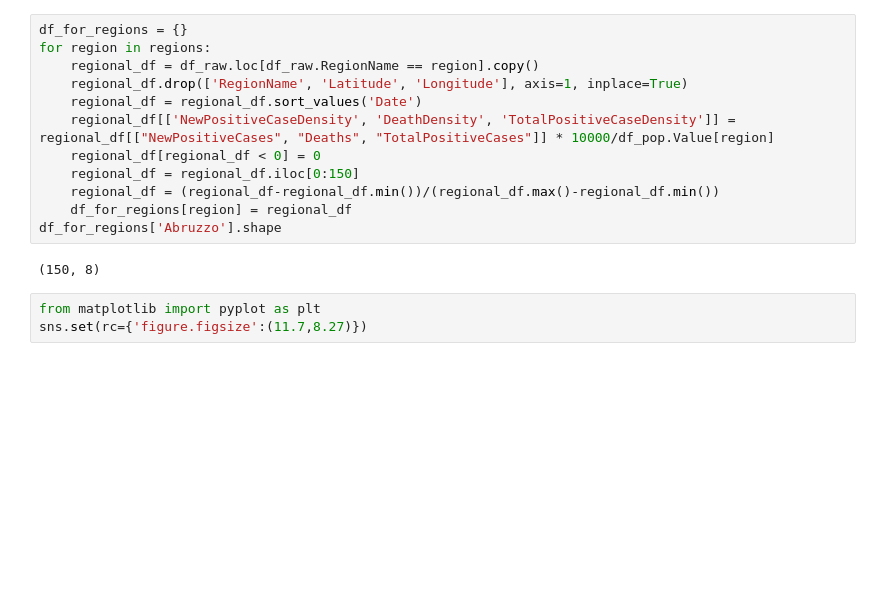
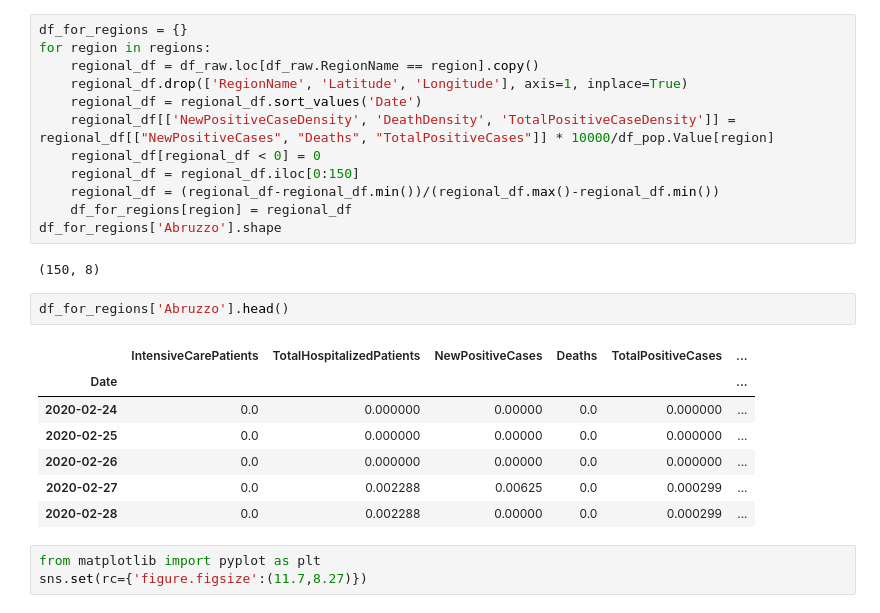
Before and after one commit to Gaurangkarwande/outbreak-prediction, a Jupyter notebook: myPlayground.ipynb, the cells around one changed output. Saved outputs shown, nothing was run; the diff lists cells and outputs as text; blank space fills up the shorter version.

```diff
--- a/myPlayground.ipynb
+++ b/myPlayground.ipynb
@@ -65,6 +67,16 @@ for region in regions:
 df_for_regions['Abruzzo'].shape
 # %% [output]
 (150, 8)
+# %%
+df_for_regions['Abruzzo'].head()
+# %% [output]
+|  | IntensiveCarePatients | TotalHospitalizedPatients | NewPositiveCases | Deaths | TotalPositiveCases | ... |
+| Date |  |  |  |  |  | ... |
+| 2020-02-24 | 0.0 | 0.000000 | 0.00000 | 0.0 | 0.000000 | ... |
+| 2020-02-25 | 0.0 | 0.000000 | 0.00000 | 0.0 | 0.000000 | ... |
+| 2020-02-26 | 0.0 | 0.000000 | 0.00000 | 0.0 | 0.000000 | ... |
+| 2020-02-27 | 0.0 | 0.002288 | 0.00625 | 0.0 | 0.000299 | ... |
+| 2020-02-28 | 0.0 | 0.002288 | 0.00000 | 0.0 | 0.000299 | ... |
 # %%
 from matplotlib import pyplot as plt
 sns.set(rc={'figure.figsize':(11.7,8.27)})
```
Also changed, not shown: parts of 20 cells of this notebook, 1 other file.
